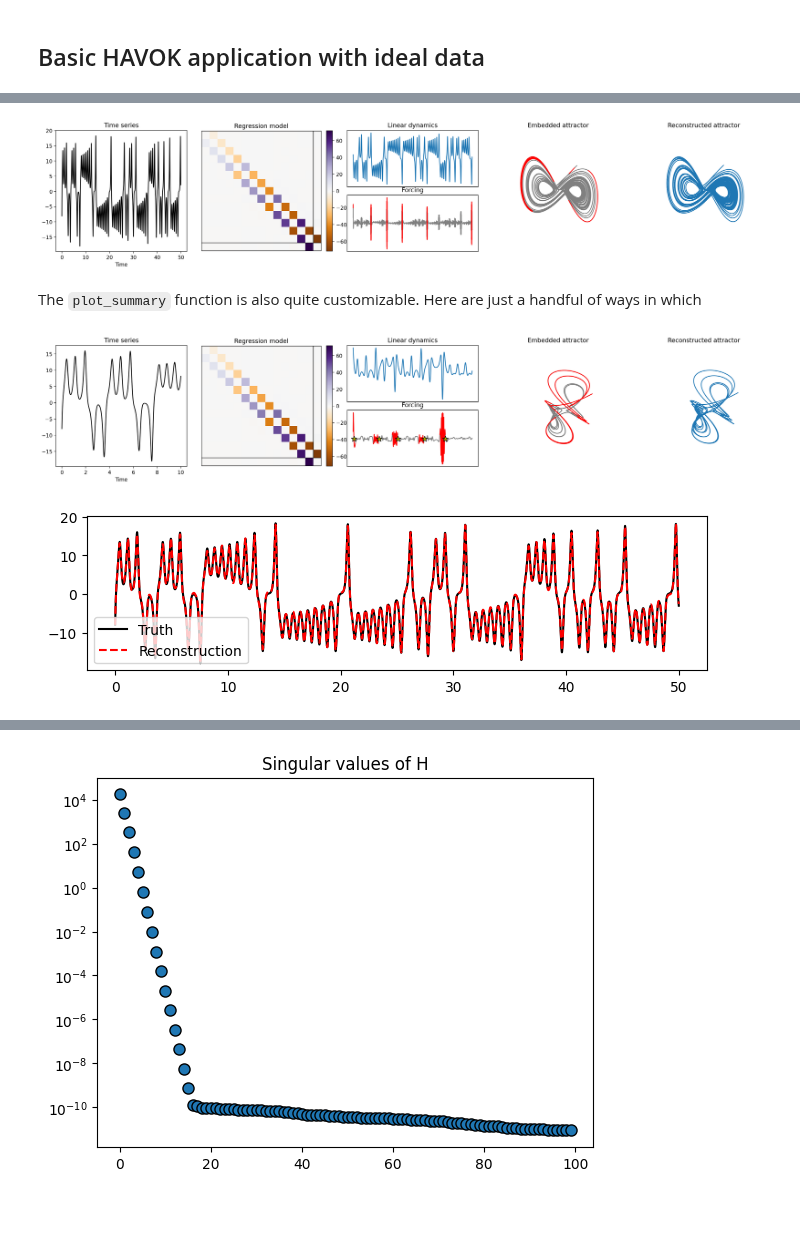
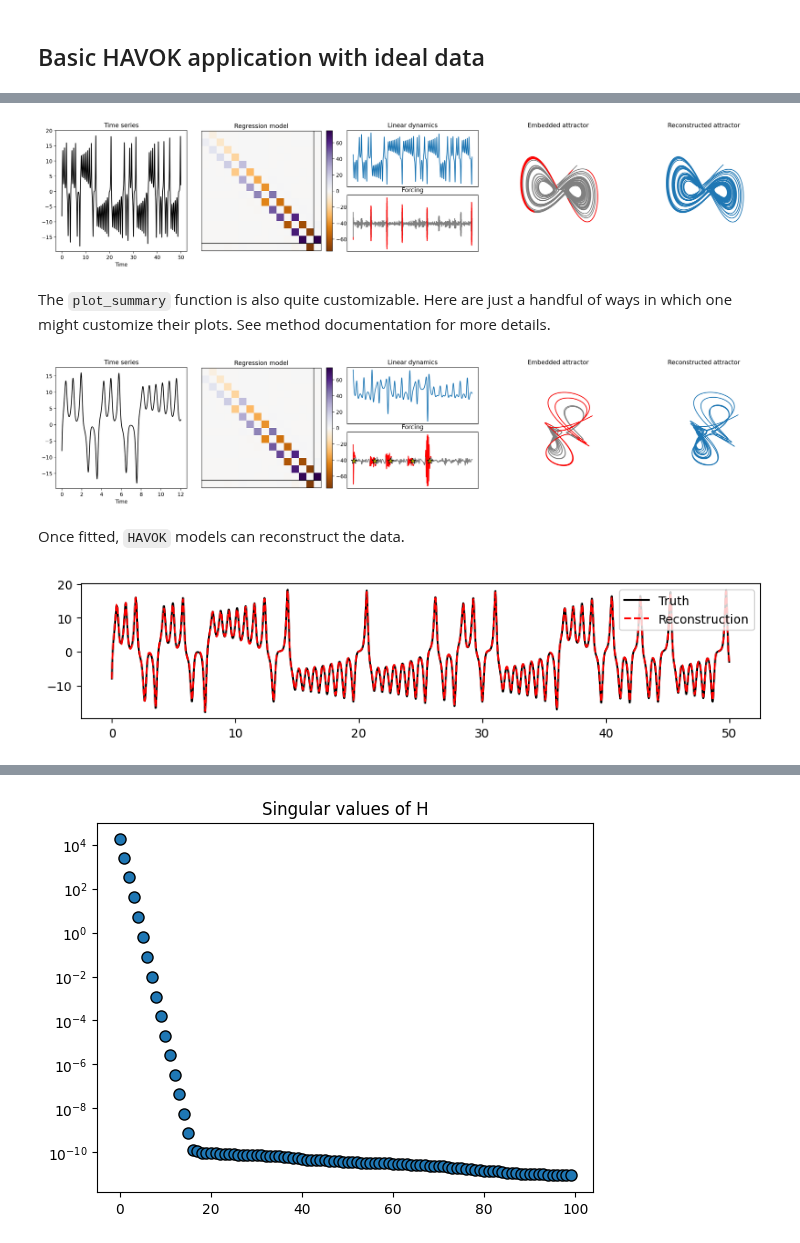
Before and after one commit to PyDMD/PyDMD, a Jupyter notebook: tutorials/tutorial19/tutorial-19-havok.ipynb, the cells around one changed output, grey strips where cells are left out. Cells and saved outputs as stored; diff of their text form; code cells hidden in the pictures; blank space fills up the shorter version.

```diff
--- a/tutorials/tutorial19/tutorial-19-havok.ipynb
+++ b/tutorials/tutorial19/tutorial-19-havok.ipynb
@@ -101,28 +111,34 @@ In order to apply HAVOK to your data, simply initialize a `HAVOK` model with you
 # %%
-havok = HAVOK(svd_rank=15, delays=100)
+havok = HAVOK(svd_rank=16, delays=100)
 havok.fit(x, t)
 havok.plot_summary()
 # %% [output]
-[figure, old version]
+[figure, new version]
 # %% [markdown]
-The `plot_summary` function is also quite customizable. Here are just a handful of ways in which
+The `plot_summary` function is also quite customizable. Here are just a handful of ways in which one might customize their plots. See method documentation for more details.
 # %%
 havok.plot_summary(
-    num_plot=10000, # number of data points to plot
-    index_linear=(2,0,1), # indices of the embeddings to plot (and their order)
-    forcing_threshold=0.005, # threshold at which the forcing is considered large enough to be active
-    true_switch_indices=get_ind_switch_lorenz(x), # indices of true switching (plotted as stars)
+    # number of data points to plot
+    num_plot=12000,
+    # indices of the embeddings to plot and their order
+    index_linear=(2,0,1),
+    # threshold at which the forcing is considered large enough to be active
+    forcing_threshold=0.005,
+    # indices of true switching events (plotted on the forcing plot as as stars)
+    true_switch_indices=get_ind_switch_lorenz(x),
 )
 # %% [output]
-[figure, old version]
+[figure, new version]
+# %% [markdown]
+Once fitted, `HAVOK` models can reconstruct the data.
 # %%
-plt.figure(figsize=(8, 2))
+plt.figure(figsize=(10, 2))
 plt.plot(t, x, c="k", label="Truth")
 plt.plot(t, havok.reconstructed_data, "--", c="r", label="Reconstruction")
 plt.legend()
 plt.show()
 # %% [output]
-[figure, old version]
+[figure, new version]
 # %%
 t_long = np.arange(2 * m) * dt
 x_long = generate_lorenz_data(t_long)[0]
```
Also changed, not shown: parts of 4 cells of this notebook, 2 other files.
